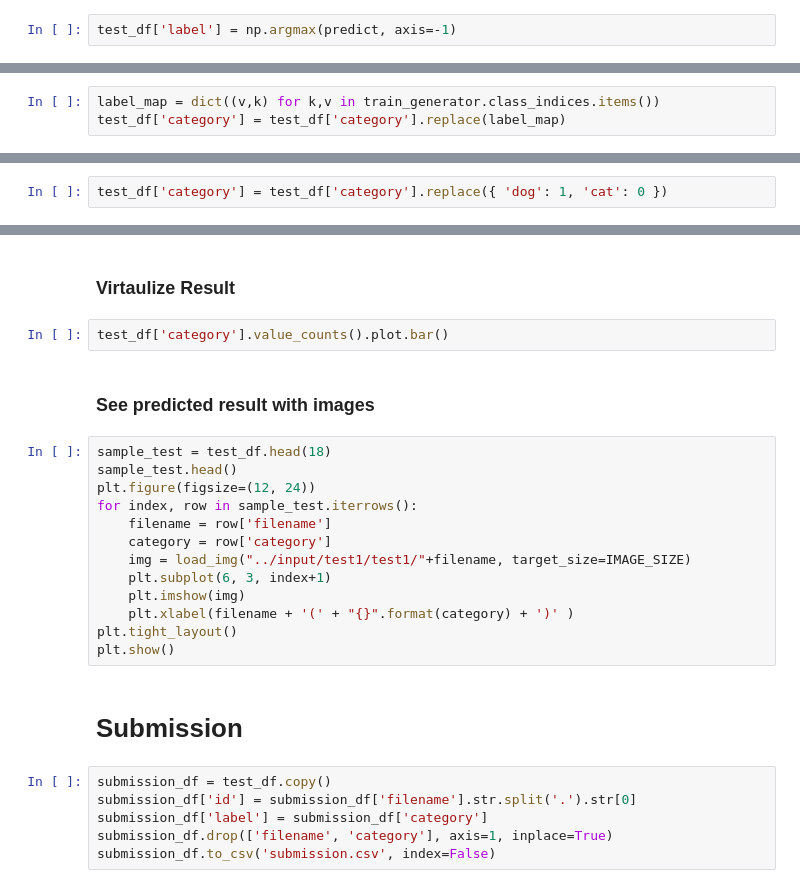
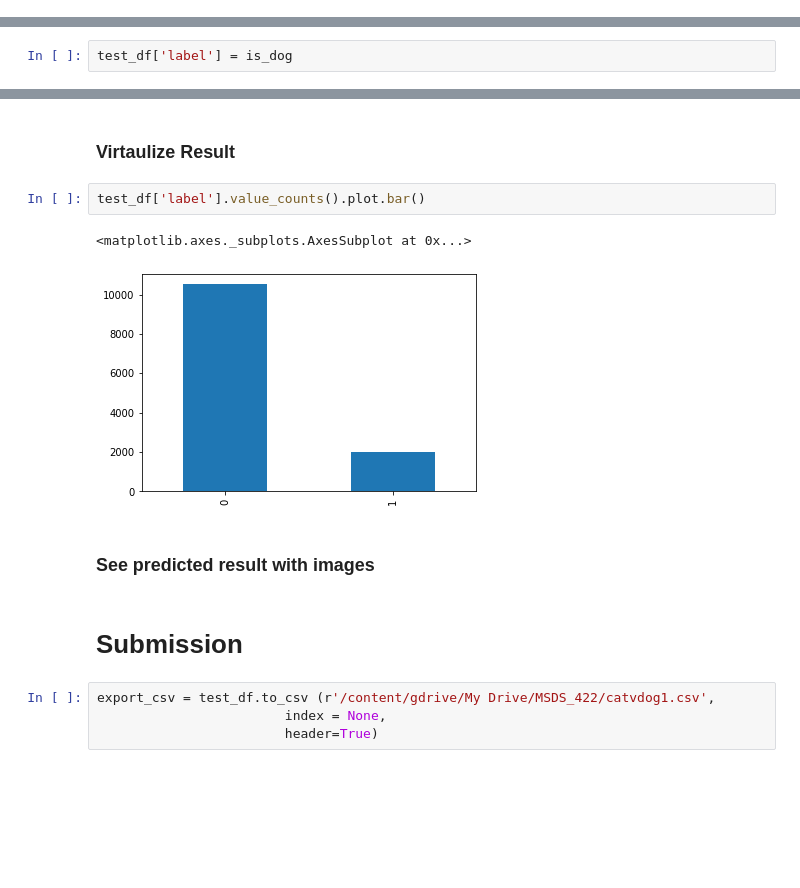
Before and after one commit to bstrain71/catsVdogs, a Jupyter notebook: Strain_Keras_CNN_Dog_or_Cat_Classification.ipynb, the cells around one changed output, grey strips where cells are left out. Saved outputs shown, nothing was run; the diff lists cells and outputs as text; blank space fills up the shorter version.

```diff
--- a/Strain_Keras_CNN_Dog_or_Cat_Classification.ipynb
+++ b/Strain_Keras_CNN_Dog_or_Cat_Classification.ipynb
@@ -373,4 +392,2 @@ test_df.shape
 # %% [markdown]
 For categoral classication the prediction will come with probability of each category. So we will pick the category that have the highest probability with numpy average max
-# %%
-test_df['label'] = np.argmax(predict, axis=-1)
@@ -381,3 +393,0 @@ We will convert the predict category back into our generator classes by using `t
-# %%
-label_map = dict((v,k) for k,v in train_generator.class_indices.items())
-test_df['category'] = test_df['category'].replace(label_map)
@@ -386,2 +394,2 @@ From our prepare data part. We map data with `{1: 'dog', 0: 'cat'}`. Now we will
-# %%
-test_df['category'] = test_df['category'].replace({ 'dog': 1, 'cat': 0 })
+# %%
+test_df['label'] = is_dog
@@ -388,27 +405,15 @@ test_df['category'] = test_df['category'].replace({ 'dog': 1, 'cat': 0 })
 # %% [markdown]
 ### Virtaulize Result
 # %%
-test_df['category'].value_counts().plot.bar()
+test_df['label'].value_counts().plot.bar()
+# %% [output]
+<matplotlib.axes._subplots.AxesSubplot at 0x...>
+[figure, added]
 # %% [markdown]
 ### See predicted result with images
-# %%
-sample_test = test_df.head(18)
-sample_test.head()
-plt.figure(figsize=(12, 24))
-for index, row in sample_test.iterrows():
-    filename = row['filename']
-    category = row['category']
-    img = load_img("../input/test1/test1/"+filename, target_size=IMAGE_SIZE)
-    plt.subplot(6, 3, index+1)
-    plt.imshow(img)
-    plt.xlabel(filename + '(' + "{}".format(category) + ')' )
-plt.tight_layout()
-plt.show()
 # %% [markdown]
 # Submission
-# %%
-submission_df = test_df.copy()
-submission_df['id'] = submission_df['filename'].str.split('.').str[0]
-submission_df['label'] = submission_df['category']
-submission_df.drop(['filename', 'category'], axis=1, inplace=True)
-submission_df.to_csv('submission.csv', index=False)
+# %%
+export_csv = test_df.to_csv (r'/content/gdrive/My Drive/MSDS_422/catvdog1.csv',
+                        index = None,
+                        header=True)
```
Also changed, not shown: parts of 10 cells of this notebook.
